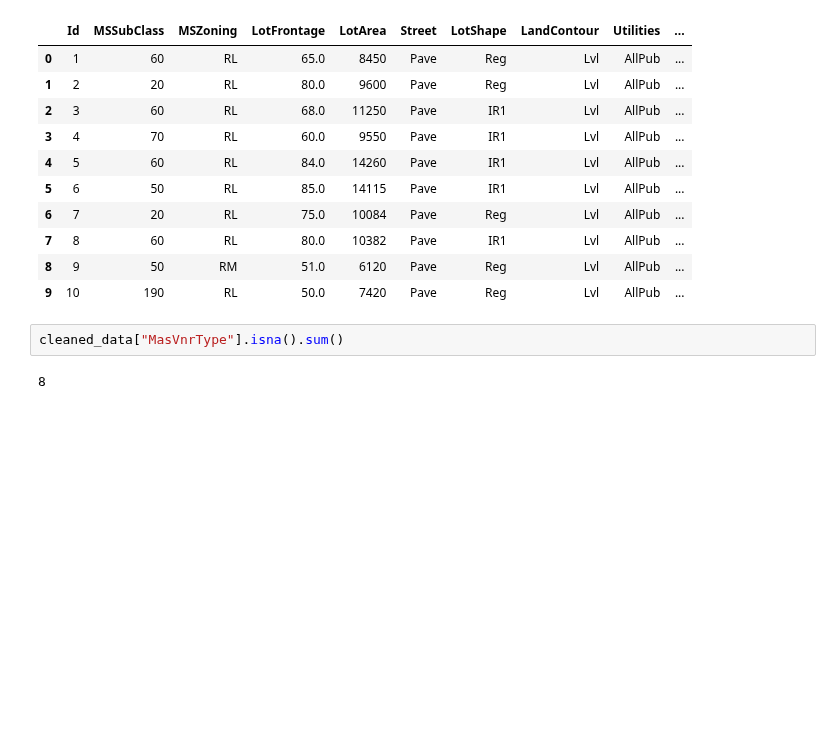
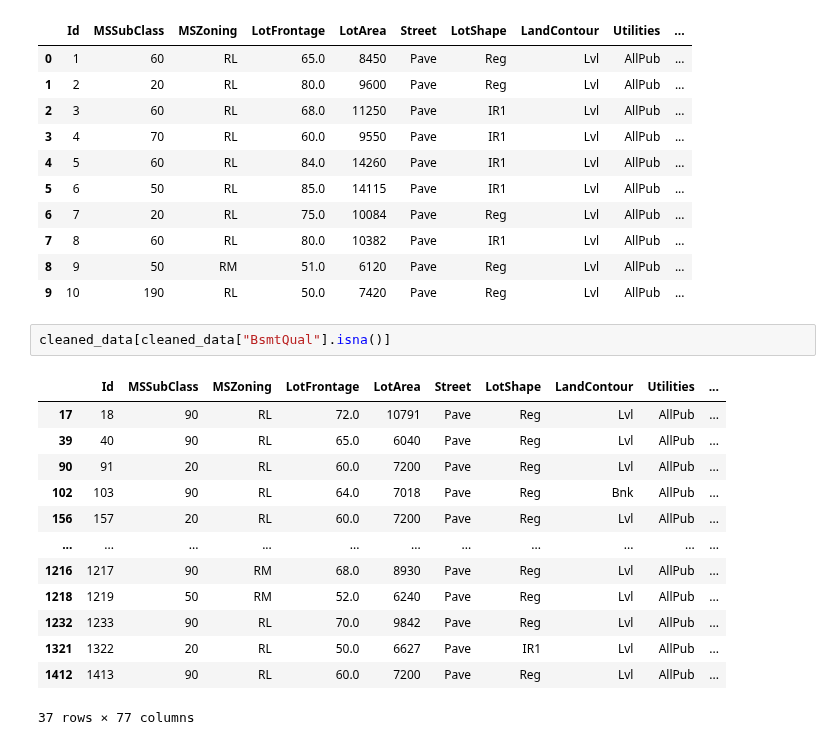
Before and after one commit to Gedas-LT/kaggle-ames-house-prices, a Jupyter notebook: predictions.ipynb, the cells around one changed output. Saved outputs shown, nothing was run; the diff lists cells and outputs as text; blank space fills up the shorter version.

```diff
--- a/predictions.ipynb
+++ b/predictions.ipynb
@@ -57,6 +77,18 @@ cleaned_data.head(10)
 | 8 | 9 | 50 | RM | 51.0 | 6120 | Pave | Reg | Lvl | AllPub | ... |
 | 9 | 10 | 190 | RL | 50.0 | 7420 | Pave | Reg | Lvl | AllPub | ... |
 # %%
-cleaned_data["MasVnrType"].isna().sum()
+cleaned_data[cleaned_data["BsmtQual"].isna()]
 # %% [output]
+|  | Id | MSSubClass | MSZoning | LotFrontage | LotArea | Street | LotShape | LandContour | Utilities | ... |
+| 17 | 18 | 90 | RL | 72.0 | 10791 | Pave | Reg | Lvl | AllPub | ... |
+| 39 | 40 | 90 | RL | 65.0 | 6040 | Pave | Reg | Lvl | AllPub | ... |
+| 90 | 91 | 20 | RL | 60.0 | 7200 | Pave | Reg | Lvl | AllPub | ... |
+| 102 | 103 | 90 | RL | 64.0 | 7018 | Pave | Reg | Bnk | AllPub | ... |
+| 156 | 157 | 20 | RL | 60.0 | 7200 | Pave | Reg | Lvl | AllPub | ... |
+| ... | ... | ... | ... | ... | ... | ... | ... | ... | ... | ... |
+| 1216 | 1217 | 90 | RM | 68.0 | 8930 | Pave | Reg | Lvl | AllPub | ... |
+| 1218 | 1219 | 50 | RM | 52.0 | 6240 | Pave | Reg | Lvl | AllPub | ... |
+| 1232 | 1233 | 90 | RL | 70.0 | 9842 | Pave | Reg | Lvl | AllPub | ... |
+| 1321 | 1322 | 20 | RL | 50.0 | 6627 | Pave | IR1 | Lvl | AllPub | ... |
+| 1412 | 1413 | 90 | RL | 60.0 | 7200 | Pave | Reg | Lvl | AllPub | ... |
-8
+37 rows × 77 columns
```
Also changed, not shown: parts of 7 cells of this notebook.
